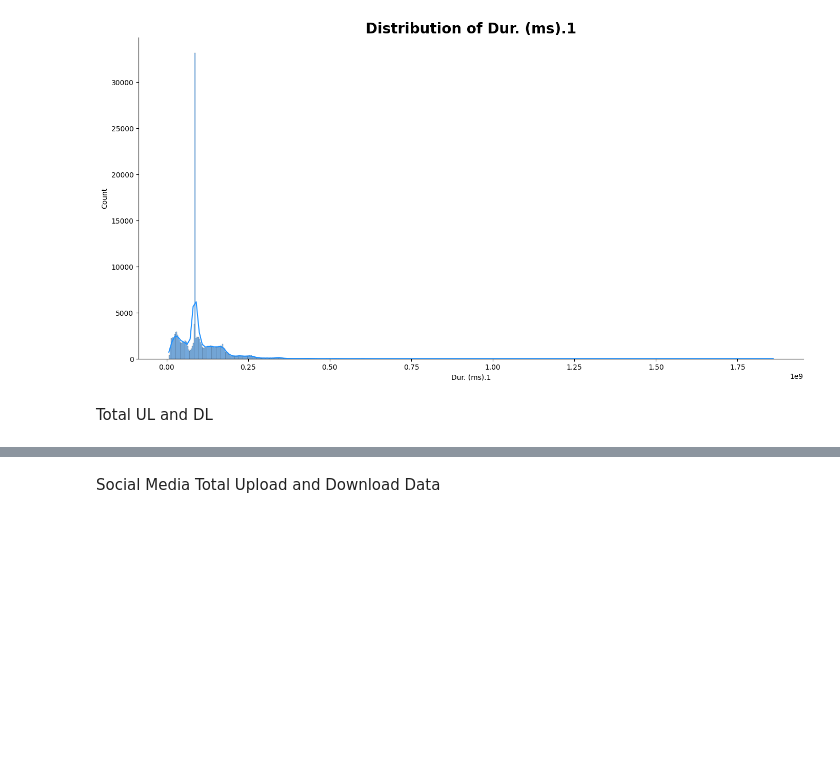
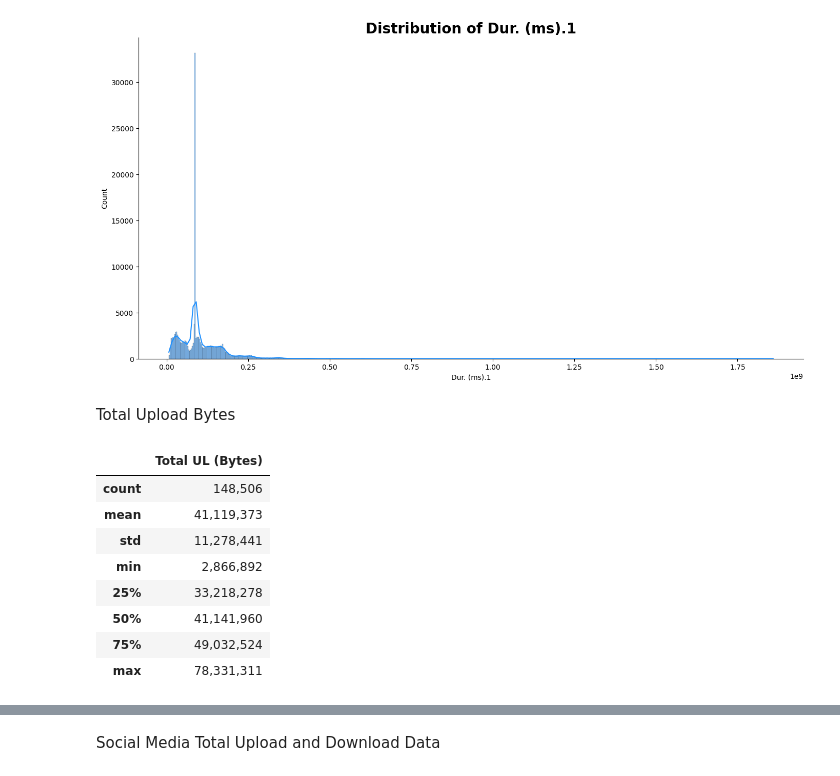
Before and after one commit to brook1167/week_1_telecom_analysis, a Jupyter notebook: notebook/user_overview_analysis.ipynb, the cells around one changed output, grey strips where cells are left out. Cells and saved outputs as stored; diff of their text form; code cells hidden in the pictures; blank space fills up the shorter version.

```diff
--- a/notebook/user_overview_analysis.ipynb
+++ b/notebook/user_overview_analysis.ipynb
@@ -371,6 +341,18 @@ telecom_df[['Dur. (ms).1']].describe()
 plot_hist(telecom_df, 'Dur. (ms).1', 'dodgerblue')
 # %% [output]
 [figure]
-# %% [markdown]
-Total UL and DL
+# %% [markdown]
+Total Upload Bytes
+# %%
+telecom_df[['Total UL (Bytes)']].describe()
+# %% [output]
+|  | Total UL (Bytes) |
+| count | 148,506 |
+| mean | 41,119,373 |
+| std | 11,278,441 |
+| min | 2,866,892 |
+| 25% | 33,218,278 |
+| 50% | 41,141,960 |
+| 75% | 49,032,524 |
+| max | 78,331,311 |
 # %%
```
Also changed, not shown: parts of 17 cells of this notebook, 2 other files.
